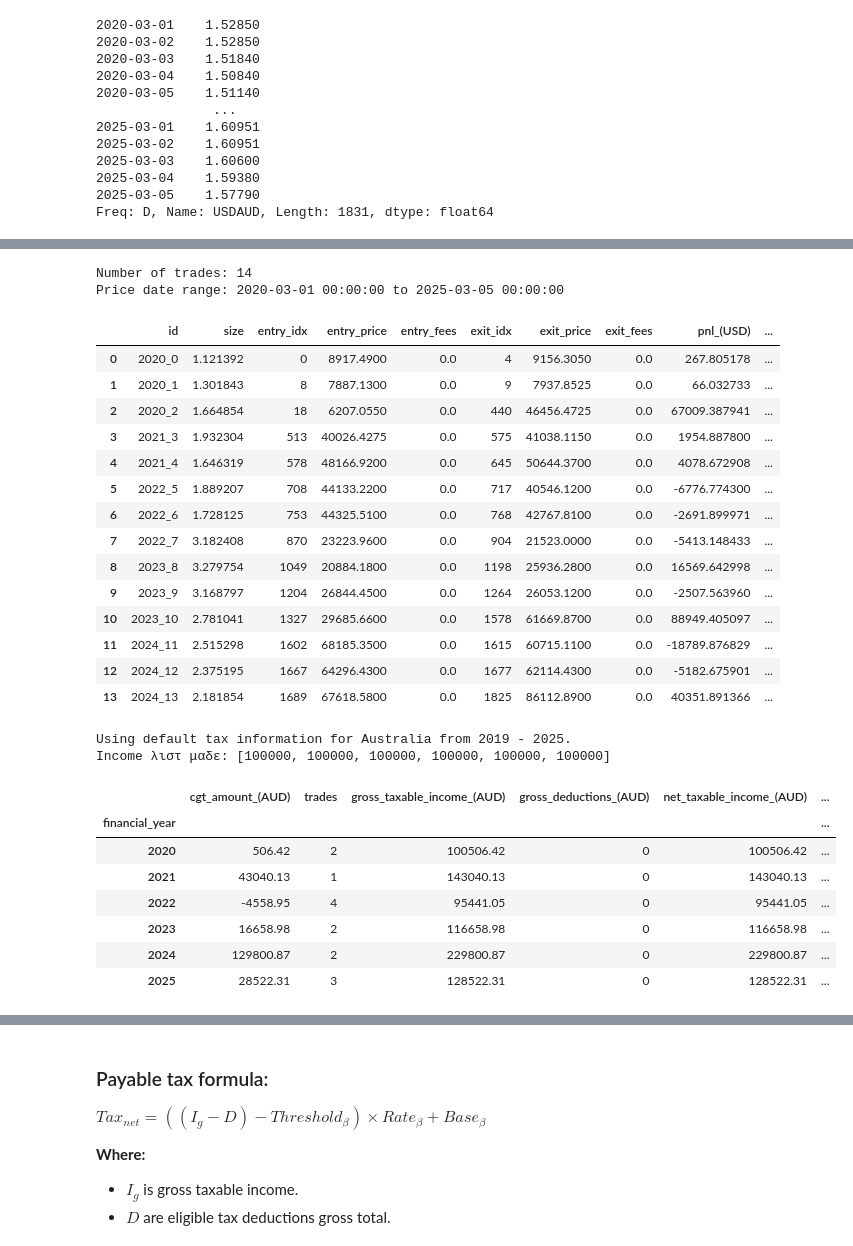
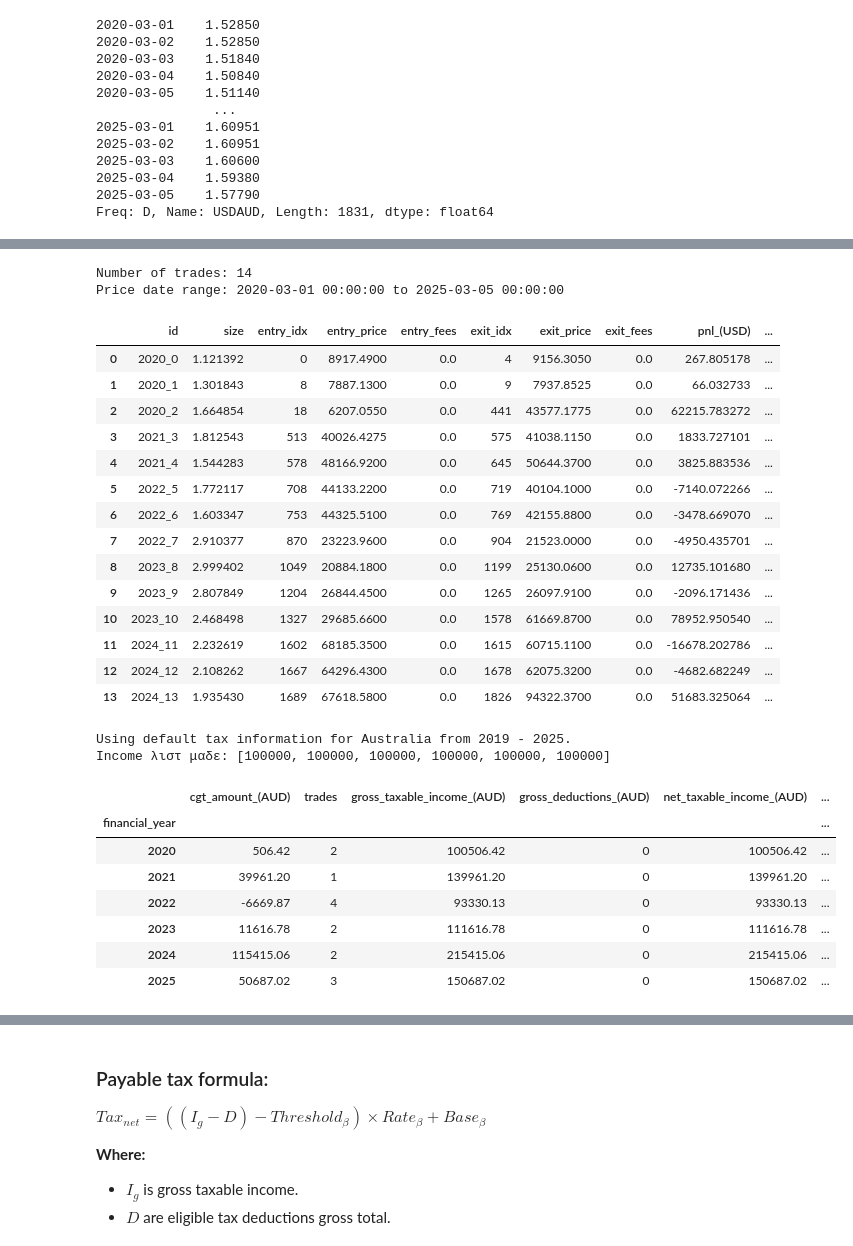
Before and after one commit to HelloThereMatey/vbt_tax, a Jupyter notebook: vbt_bitty_42Macro.ipynb, the cells around one changed output, grey strips where cells are left out. Cells and saved outputs as stored; diff of their text form; code cells hidden in the pictures.

```diff
--- a/vbt_bitty_42Macro.ipynb
+++ b/vbt_bitty_42Macro.ipynb
@@ -40,5 +43,5 @@ datetime
 Freq: W-SUN, Name: price_usd_close, Length: 775, dtype: float64
 # %%
-vams_data = pd.read_excel("/Users/jamesbishop/Documents/Financial/Investment/MACRO_STUDIES/CapWars_GLI/42M_BTC_VAMS.xlsx", index_col=0, parse_dates=True)
+vams_data = pd.read_excel("C:\\Users\\OtherCat\\Documents\\Code\\vbt_tax\\42M_BTC_VAMS.xlsx  ", index_col=0, parse_dates=True)
 vams_data = vams_data.ffill().bfill()
 # %%
@@ -167,7 +175,7 @@ orders_regime = orders_regime.shift(1)
 if signal.iloc[0] == "green":
     orders_regime.iloc[0] = 1
 size = clean_orders(orders).replace(-1, 0)
-orders_regime = clean_orders(orders_regime).replace(-1, 0)
+# orders_regime = clean_orders(orders_regime)
 
 size_diff = create_size_diff(signal).shift(1)
 size_diff.iloc[0] = 1
@@ -175,5 +183,6 @@ size_diff.iloc[0] = 1
 # Combine everything into the checkit DataFrame
 checkit = pd.concat([entries1, exits1, orders, size, orders_regime, size_diff, signal, price], axis=1).reset_index()
 checkit.columns = ['date','entries', 'exits', 'orders', 'size', 'orders_regime', 'size_diff', 'signal', 'price']
-checkit.head(15)
+checkit.set_index('date', inplace=True, drop=True)
+checkit
 # %% [output]
@@ -330,4 +382,4 @@ from MacroBackend import Pull_Data
 # %%
-audusd = Pull_Data.dataset()
+audusd = mb.Pull_Data.dataset()
 audusd.get_data("tv", "USDAUD", exchange_code="FX_IDC", start_date="2020-03-01", end_date="2025-03-05", data_freq="1d", dtype="close")
 # %% [output]
@@ -375,29 +425,29 @@ Price date range: 2020-03-01 00:00:00 to 2025-03-05 00:00:00
 |  | id | size | entry_idx | entry_price | entry_fees | exit_idx | exit_price | exit_fees | pnl_(USD) | ... |
 | 0 | 2020_0 | 1.121392 | 0 | 8917.4900 | 0.0 | 4 | 9156.3050 | 0.0 | 267.805178 | ... |
 | 1 | 2020_1 | 1.301843 | 8 | 7887.1300 | 0.0 | 9 | 7937.8525 | 0.0 | 66.032733 | ... |
-| 2 | 2020_2 | 1.664854 | 18 | 6207.0550 | 0.0 | 440 | 46456.4725 | 0.0 | 67009.387941 | ... |
-| 3 | 2021_3 | 1.932304 | 513 | 40026.4275 | 0.0 | 575 | 41038.1150 | 0.0 | 1954.887800 | ... |
-| 4 | 2021_4 | 1.646319 | 578 | 48166.9200 | 0.0 | 645 | 50644.3700 | 0.0 | 4078.672908 | ... |
-| 5 | 2022_5 | 1.889207 | 708 | 44133.2200 | 0.0 | 717 | 40546.1200 | 0.0 | -6776.774300 | ... |
-| 6 | 2022_6 | 1.728125 | 753 | 44325.5100 | 0.0 | 768 | 42767.8100 | 0.0 | -2691.899971 | ... |
-| 7 | 2022_7 | 3.182408 | 870 | 23223.9600 | 0.0 | 904 | 21523.0000 | 0.0 | -5413.148433 | ... |
-| 8 | 2023_8 | 3.279754 | 1049 | 20884.1800 | 0.0 | 1198 | 25936.2800 | 0.0 | 16569.642998 | ... |
-| 9 | 2023_9 | 3.168797 | 1204 | 26844.4500 | 0.0 | 1264 | 26053.1200 | 0.0 | -2507.563960 | ... |
-| 10 | 2023_10 | 2.781041 | 1327 | 29685.6600 | 0.0 | 1578 | 61669.8700 | 0.0 | 88949.405097 | ... |
-| 11 | 2024_11 | 2.515298 | 1602 | 68185.3500 | 0.0 | 1615 | 60715.1100 | 0.0 | -18789.876829 | ... |
-| 12 | 2024_12 | 2.375195 | 1667 | 64296.4300 | 0.0 | 1677 | 62114.4300 | 0.0 | -5182.675901 | ... |
-| 13 | 2024_13 | 2.181854 | 1689 | 67618.5800 | 0.0 | 1825 | 86112.8900 | 0.0 | 40351.891366 | ... |
+| 2 | 2020_2 | 1.664854 | 18 | 6207.0550 | 0.0 | 441 | 43577.1775 | 0.0 | 62215.783272 | ... |
+| 3 | 2021_3 | 1.812543 | 513 | 40026.4275 | 0.0 | 575 | 41038.1150 | 0.0 | 1833.727101 | ... |
+| 4 | 2021_4 | 1.544283 | 578 | 48166.9200 | 0.0 | 645 | 50644.3700 | 0.0 | 3825.883536 | ... |
+| 5 | 2022_5 | 1.772117 | 708 | 44133.2200 | 0.0 | 719 | 40104.1000 | 0.0 | -7140.072266 | ... |
+| 6 | 2022_6 | 1.603347 | 753 | 44325.5100 | 0.0 | 769 | 42155.8800 | 0.0 | -3478.669070 | ... |
+| 7 | 2022_7 | 2.910377 | 870 | 23223.9600 | 0.0 | 904 | 21523.0000 | 0.0 | -4950.435701 | ... |
+| 8 | 2023_8 | 2.999402 | 1049 | 20884.1800 | 0.0 | 1199 | 25130.0600 | 0.0 | 12735.101680 | ... |
+| 9 | 2023_9 | 2.807849 | 1204 | 26844.4500 | 0.0 | 1265 | 26097.9100 | 0.0 | -2096.171436 | ... |
+| 10 | 2023_10 | 2.468498 | 1327 | 29685.6600 | 0.0 | 1578 | 61669.8700 | 0.0 | 78952.950540 | ... |
+| 11 | 2024_11 | 2.232619 | 1602 | 68185.3500 | 0.0 | 1615 | 60715.1100 | 0.0 | -16678.202786 | ... |
+| 12 | 2024_12 | 2.108262 | 1667 | 64296.4300 | 0.0 | 1678 | 62075.3200 | 0.0 | -4682.682249 | ... |
+| 13 | 2024_13 | 1.935430 | 1689 | 67618.5800 | 0.0 | 1826 | 94322.3700 | 0.0 | 51683.325064 | ... |
 # %%
-tax = taxCalcs.tax_calc(trades, 100000)
+tax, trades = taxCalcs.tax_calc(trades, 100000)
 tax
 # %% [output]
 Using default tax information for Australia from 2019 - 2025.
 Income λιστ μαδε: [100000, 100000, 100000, 100000, 100000, 100000]
 |  | cgt_amount_(AUD) | trades | gross_taxable_income_(AUD) | gross_deductions_(AUD) | net_taxable_income_(AUD) | ... |
 | financial_year |  |  |  |  |  | ... |
 | 2020 | 506.42 | 2 | 100506.42 | 0 | 100506.42 | ... |
-| 2021 | 43040.13 | 1 | 143040.13 | 0 | 143040.13 | ... |
-| 2022 | -4558.95 | 4 | 95441.05 | 0 | 95441.05 | ... |
-| 2023 | 16658.98 | 2 | 116658.98 | 0 | 116658.98 | ... |
-| 2024 | 129800.87 | 2 | 229800.87 | 0 | 229800.87 | ... |
-| 2025 | 28522.31 | 3 | 128522.31 | 0 | 128522.31 | ... |
+| 2021 | 39961.20 | 1 | 139961.20 | 0 | 139961.20 | ... |
+| 2022 | -6669.87 | 4 | 93330.13 | 0 | 93330.13 | ... |
+| 2023 | 11616.78 | 2 | 111616.78 | 0 | 111616.78 | ... |
+| 2024 | 115415.06 | 2 | 215415.06 | 0 | 215415.06 | ... |
+| 2025 | 50687.02 | 3 | 150687.02 | 0 | 150687.02 | ... |
```
Also changed, not shown: parts of 36 cells of this notebook, 3 other files.
